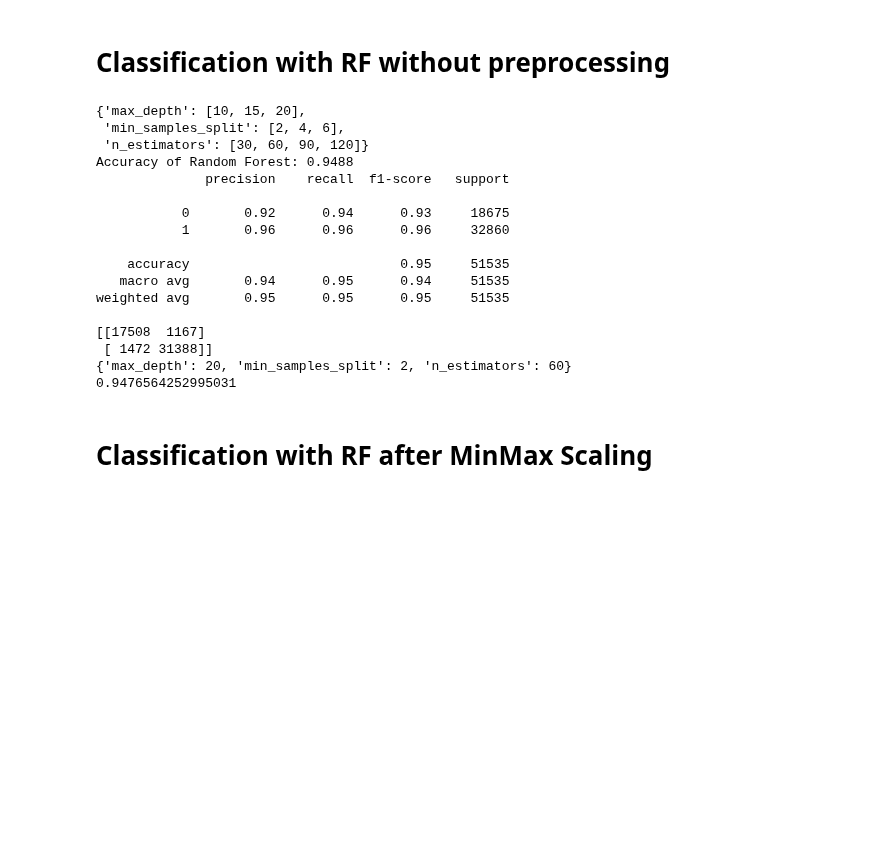
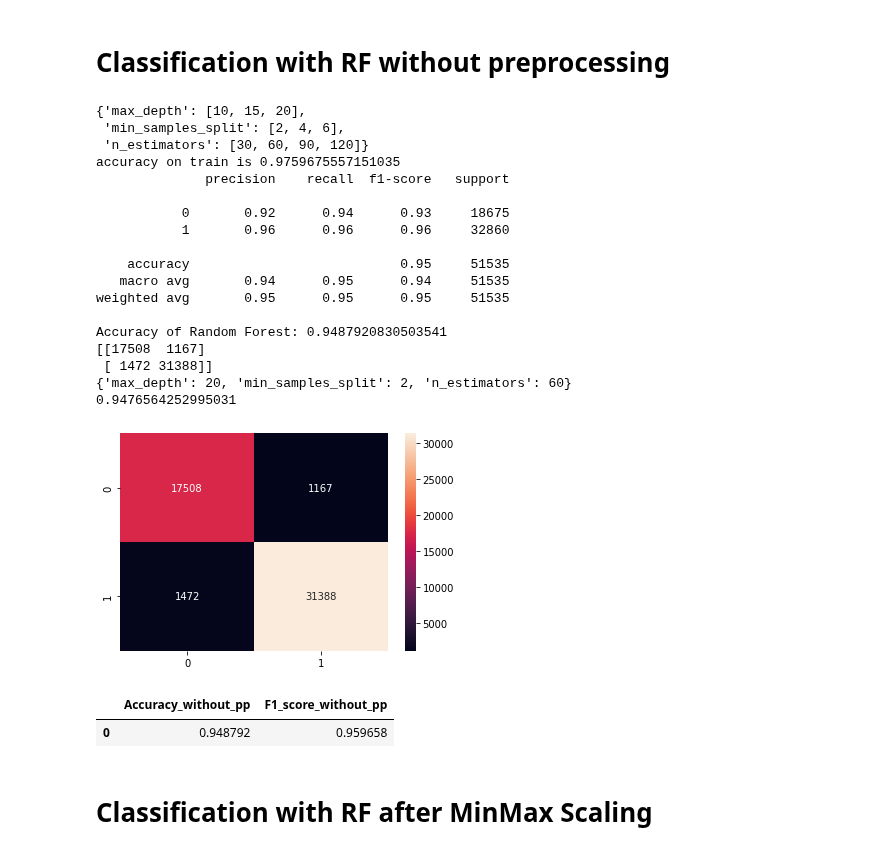
Before and after one commit to divyaKh/CMPE255Project, a Jupyter notebook: 5.ML_Models/baseline/RandomForest.ipynb, the cells around one changed output. Saved outputs shown, nothing was run; the diff lists cells and outputs as text; code cells hidden in the pictures; blank space fills up the shorter version.

Commit message:
add graphs to RF

```diff
--- a/5.ML_Models/baseline/RandomForest.ipynb
+++ b/5.ML_Models/baseline/RandomForest.ipynb
@@ -30,3 +30,13 @@ from sklearn.model_selection import train_test_split
 from sklearn.metrics import accuracy_score
 from sklearn.metrics import classification_report
 from sklearn.metrics import confusion_matrix
+from sklearn.metrics import plot_confusion_matrix
+
+from sklearn.metrics import f1_score
+import matplotlib.pyplot as plt
+import seaborn as sns
+acc = []
+f1 =  []
+acc1 = []
+f11 =  []
+df = pd.DataFrame()
@@ -144,22 +168,25 @@ def main(network_data):
 network_data = load_data('https://raw.githubusercontent.com/divyaKh/CMPE255Project/main/2.Data_Cleaning/cleaned_dataset_label_encoding.csv')
 # %%
 network_data = network_data.drop("attack_cat",axis=1)
-grid_search = main(network_data)
+
+grid_search,acc1 = main(network_data,'withoutpreprocess')
 # %% [output]
 {'max_depth': [10, 15, 20],
  'min_samples_split': [2, 4, 6],
  'n_estimators': [30, 60, 90, 120]}
-Accuracy of Random Forest: 0.9488
+accuracy on train is 0.9759675557151035
               precision    recall  f1-score   support
 
            0       0.92      0.94      0.93     18675
            1       0.96      0.96      0.96     32860
 
     accuracy                           0.95     51535
    macro avg       0.94      0.95      0.94     51535
 weighted avg       0.95      0.95      0.95     51535
 
+Accuracy of Random Forest: 0.9487920830503541
 [[17508  1167]
  [ 1472 31388]]
 {'max_depth': 20, 'min_samples_split': 2, 'n_estimators': 60}
 0.9476564252995031
+[figure, added]
@@ -166,3 +197,8 @@ weighted avg       0.95      0.95      0.95     51535
+# %%
+df
+# %% [output]
+|  | Accuracy_without_pp | F1_score_without_pp |
+| 0 | 0.948792 | 0.959658 |
 # %% [markdown]
 # Classification with RF after MinMax Scaling
 # %%
```
Also changed, not shown: parts of 22 cells of this notebook.
